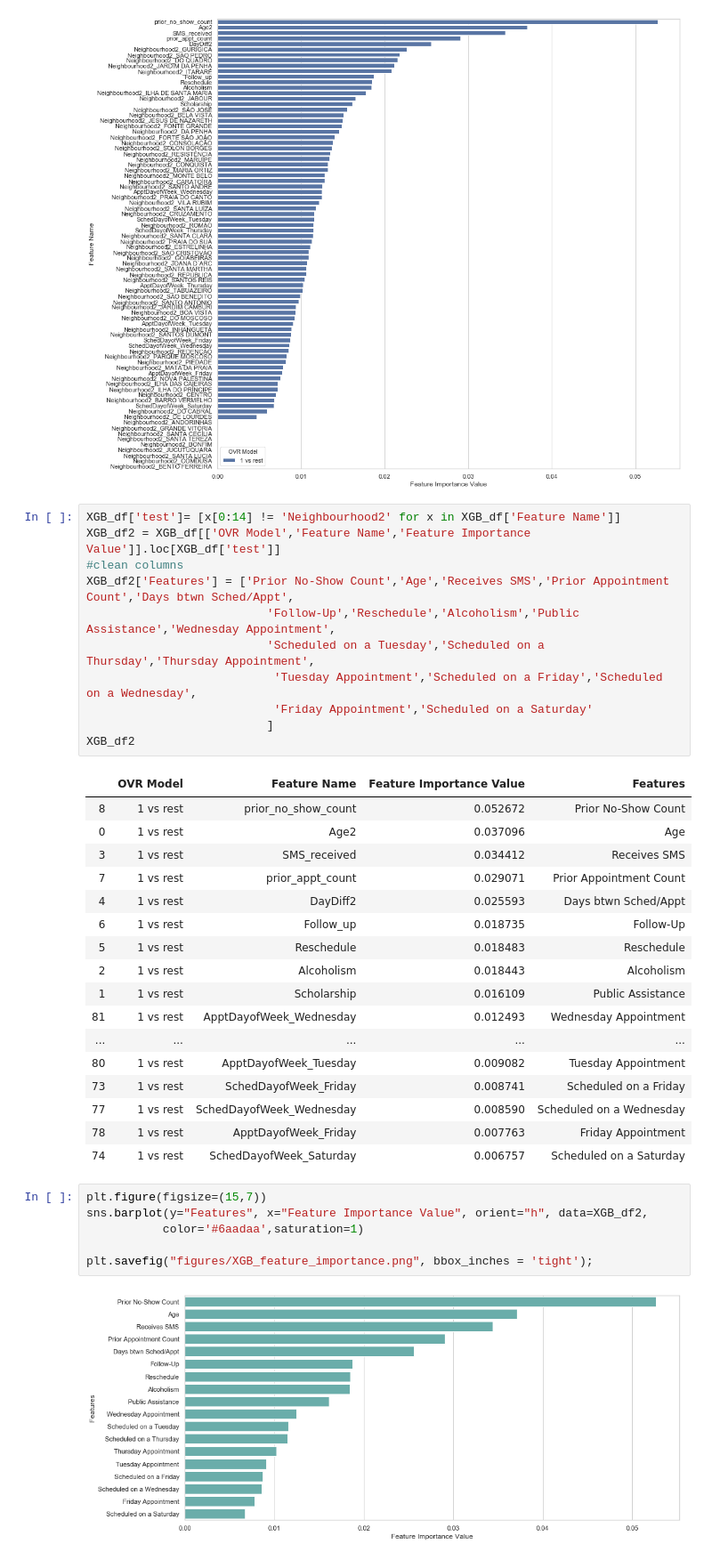
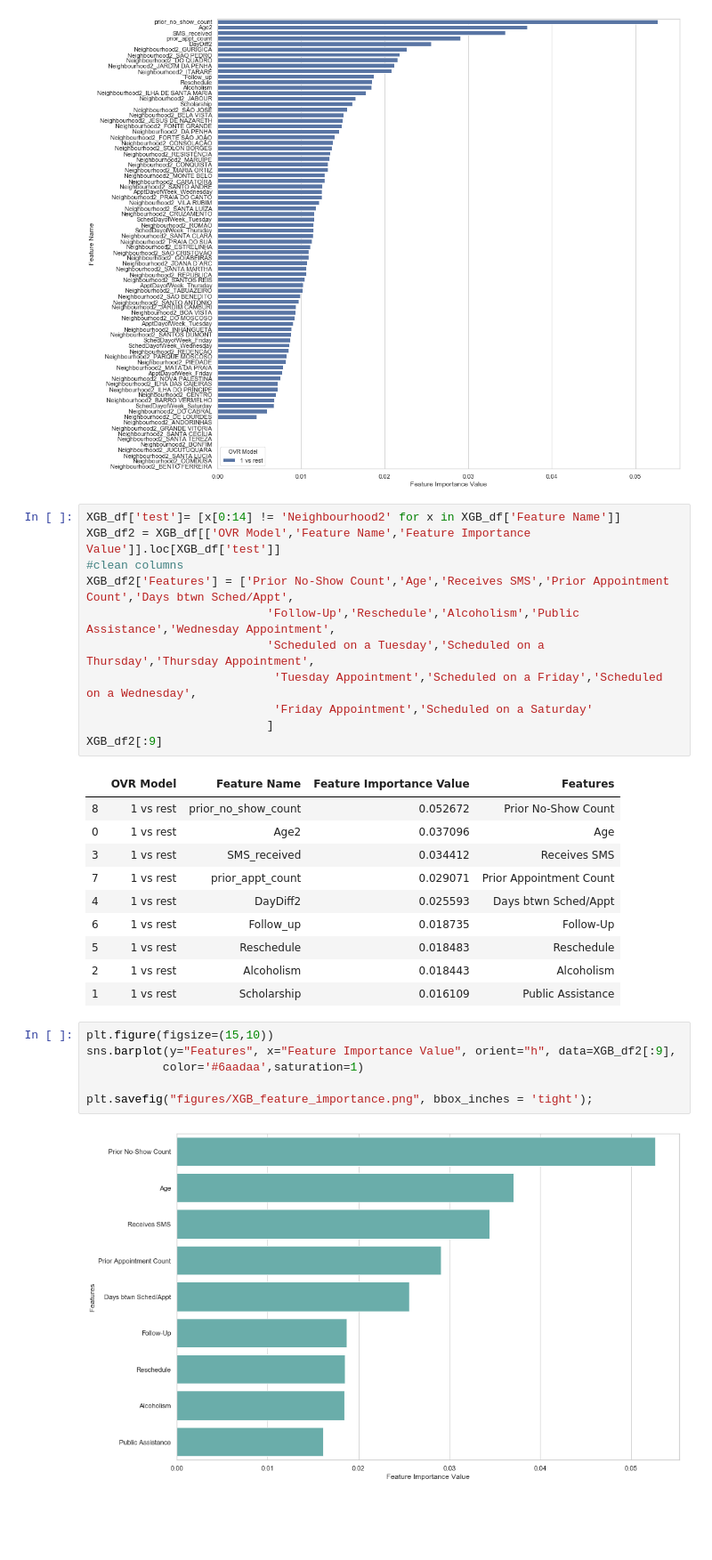
Before and after one commit to jocelynlau/metis-projects-2-5, a Jupyter notebook: project 3/8. data viz.ipynb, the cells around one changed output. Shown at 89% size. Cells and saved outputs as stored; diff of their text form; blank space fills up the shorter version.

```diff
--- a/project 3/8. data viz.ipynb
+++ b/project 3/8. data viz.ipynb
@@ -363,7 +421,7 @@ XGB_df2['Features'] = ['Prior No-Show Count','Age','Receives SMS','Prior Appoint
                            'Tuesday Appointment','Scheduled on a Friday','Scheduled on a Wednesday',
                            'Friday Appointment','Scheduled on a Saturday'
                           ]
-XGB_df2
+XGB_df2[:9]
 # %% [output]
 |  | OVR Model | Feature Name | Feature Importance Value | Features |
 | 8 | 1 vs rest | prior_no_show_count | 0.052672 | Prior No-Show Count |
@@ -375,18 +433,11 @@ XGB_df2
 | 5 | 1 vs rest | Reschedule | 0.018483 | Reschedule |
 | 2 | 1 vs rest | Alcoholism | 0.018443 | Alcoholism |
 | 1 | 1 vs rest | Scholarship | 0.016109 | Public Assistance |
-| 81 | 1 vs rest | ApptDayofWeek_Wednesday | 0.012493 | Wednesday Appointment |
-| ... | ... | ... | ... | ... |
-| 80 | 1 vs rest | ApptDayofWeek_Tuesday | 0.009082 | Tuesday Appointment |
-| 73 | 1 vs rest | SchedDayofWeek_Friday | 0.008741 | Scheduled on a Friday |
-| 77 | 1 vs rest | SchedDayofWeek_Wednesday | 0.008590 | Scheduled on a Wednesday |
-| 78 | 1 vs rest | ApptDayofWeek_Friday | 0.007763 | Friday Appointment |
-| 74 | 1 vs rest | SchedDayofWeek_Saturday | 0.006757 | Scheduled on a Saturday |
 # %%
-plt.figure(figsize=(15,7))
-sns.barplot(y="Features", x="Feature Importance Value", orient="h", data=XGB_df2,
+plt.figure(figsize=(15,10))
+sns.barplot(y="Features", x="Feature Importance Value", orient="h", data=XGB_df2[:9],
            color='#6aadaa',saturation=1)
 
 plt.savefig("figures/XGB_feature_importance.png", bbox_inches = 'tight');
 # %% [output]
-[figure, old version]
+[figure, new version]
```
Also changed, not shown: parts of 16 cells of this notebook, 21 other files.
